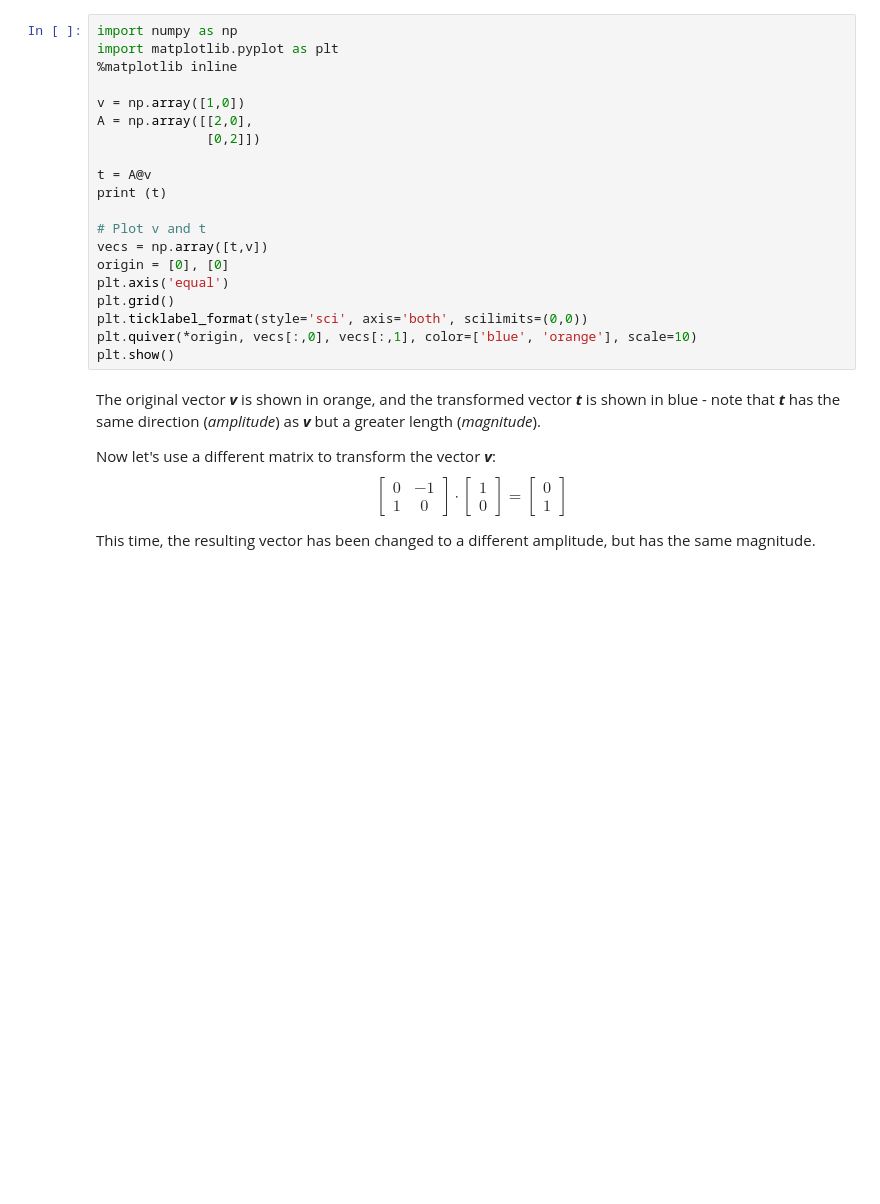
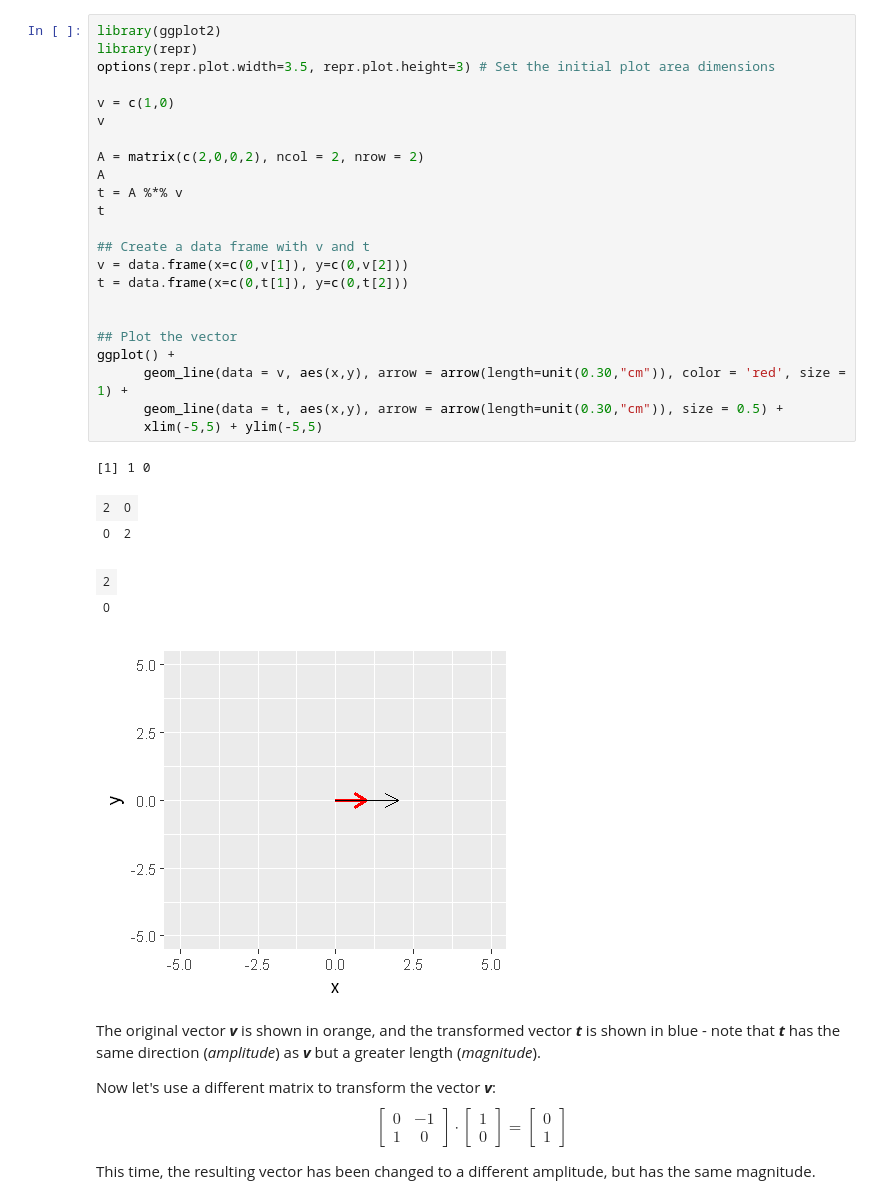
Before and after one commit to rsmct2011/Essential-Math-R, a Jupyter notebook: Module03/03-05-Transformations Eigenvectors and Eigenvalues.ipynb, the cells around one changed output. Saved outputs shown, nothing was run; the diff lists cells and outputs as text; blank space fills up the shorter version.

```diff
--- a/Module03/03-05-Transformations Eigenvectors and Eigenvalues.ipynb
+++ b/Module03/03-05-Transformations Eigenvectors and Eigenvalues.ipynb
@@ -82,23 +87,33 @@ Let's visualize that in Python:
-# %%
-import numpy as np
-import matplotlib.pyplot as plt
-%matplotlib inline
-
-v = np.array([1,0])
-A = np.array([[2,0],
-              [0,2]])
-
-t = A@v
-print (t)
-
-# Plot v and t
-vecs = np.array([t,v])
-origin = [0], [0]
-plt.axis('equal')
-plt.grid()
-plt.ticklabel_format(style='sci', axis='both', scilimits=(0,0))
-plt.quiver(*origin, vecs[:,0], vecs[:,1], color=['blue', 'orange'], scale=10)
-plt.show()
+# %%
+library(ggplot2)
+library(repr)
+options(repr.plot.width=3.5, repr.plot.height=3) # Set the initial plot area dimensions
+
+v = c(1,0)
+v
+
+A = matrix(c(2,0,0,2), ncol = 2, nrow = 2)
+A
+t = A %*% v
+t
+
+## Create a data frame with v and t
+v = data.frame(x=c(0,v[1]), y=c(0,v[2]))
+t = data.frame(x=c(0,t[1]), y=c(0,t[2]))
+
+
+## Plot the vector
+ggplot() +
+      geom_line(data = v, aes(x,y), arrow = arrow(length=unit(0.30,"cm")), color = 'red', size = 1) +
+      geom_line(data = t, aes(x,y), arrow = arrow(length=unit(0.30,"cm")), size = 0.5) +
+      xlim(-5,5) + ylim(-5,5)
+# %% [output]
+[1] 1 0
+| 2 | 0 |
+| 0 | 2 |
+| 2 |
+| 0 |
+[figure, added]
 # %% [markdown]
 The original vector ***v*** is shown in orange, and the transformed vector ***t*** is shown in blue - note that ***t*** has the same direction (*amplitude*) as ***v*** but a greater length (*magnitude*).
 
```
Also changed, not shown: parts of 39 cells of this notebook.
